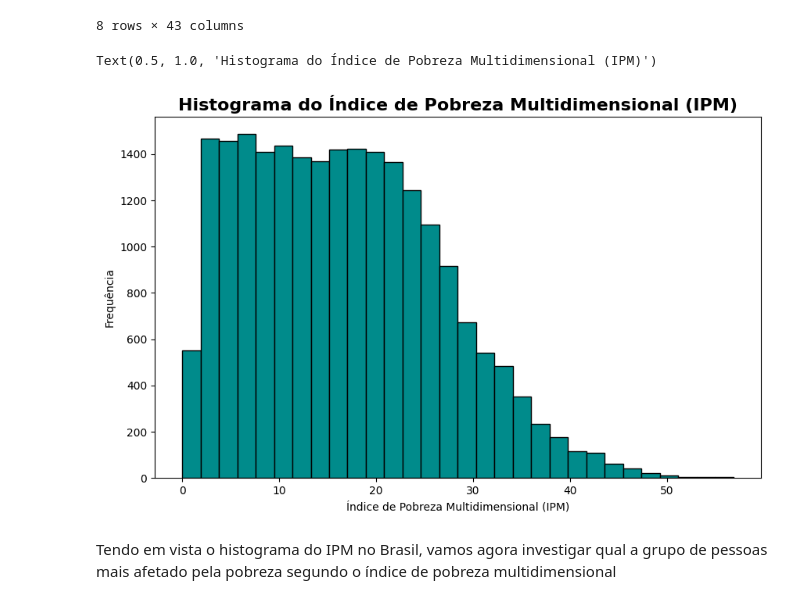
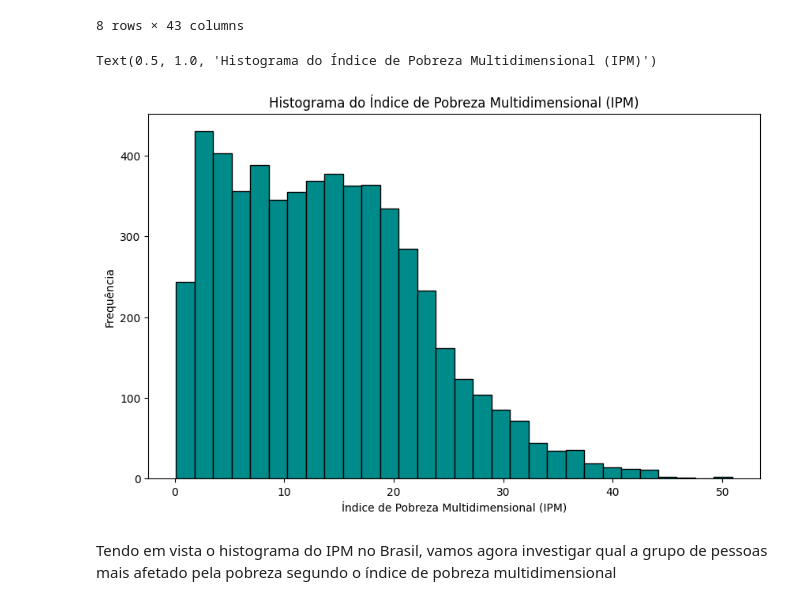
Before and after one commit to lucasjsbarbosa/1-DESAFIO-CIENCIAS-DE-DADOS-PUC-MINAS, a Jupyter notebook: Radiografia_das_Desigualdades_Raciais_no_Brasil_Um_Exame_Multidimensional_dos_Determinantes_Sociais_e_Econômicos.ipynb, the cells around one changed output. Drawn from its saved outputs; the diff is of its cells as text; code cells hidden in the pictures.

```diff
--- a/Radiografia_das_Desigualdades_Raciais_no_Brasil_Um_Exame_Multidimensional_dos_Determinantes_Sociais_e_Econômicos.ipynb
+++ b/Radiografia_das_Desigualdades_Raciais_no_Brasil_Um_Exame_Multidimensional_dos_Determinantes_Sociais_e_Econômicos.ipynb
@@ -365,13 +365,13 @@ df.describe()
 8 rows × 43 columns
 # %%
 plt.figure(figsize=(10, 6))
-plt.hist(df['IPM'], bins=30, color='darkcyan', edgecolor='black')
+plt.hist(df_sup['IPM'], bins=30, color='darkcyan', edgecolor='black')
 plt.xlabel('Índice de Pobreza Multidimensional (IPM)')
 plt.ylabel('Frequência')
-plt.title('Histograma do Índice de Pobreza Multidimensional (IPM)', fontsize=16, fontweight='bold')
+plt.title('Histograma do Índice de Pobreza Multidimensional (IPM)')
 # %% [output]
 Text(0.5, 1.0, 'Histograma do Índice de Pobreza Multidimensional (IPM)')
-[figure, old version]
+[figure, new version]
 # %% [markdown]
 Tendo em vista o histograma do IPM no Brasil, vamos agora investigar qual a grupo de pessoas mais afetado pela pobreza segundo o índice de pobreza multidimensional
 # %%
```
Also changed, not shown: parts of 5 cells of this notebook.
